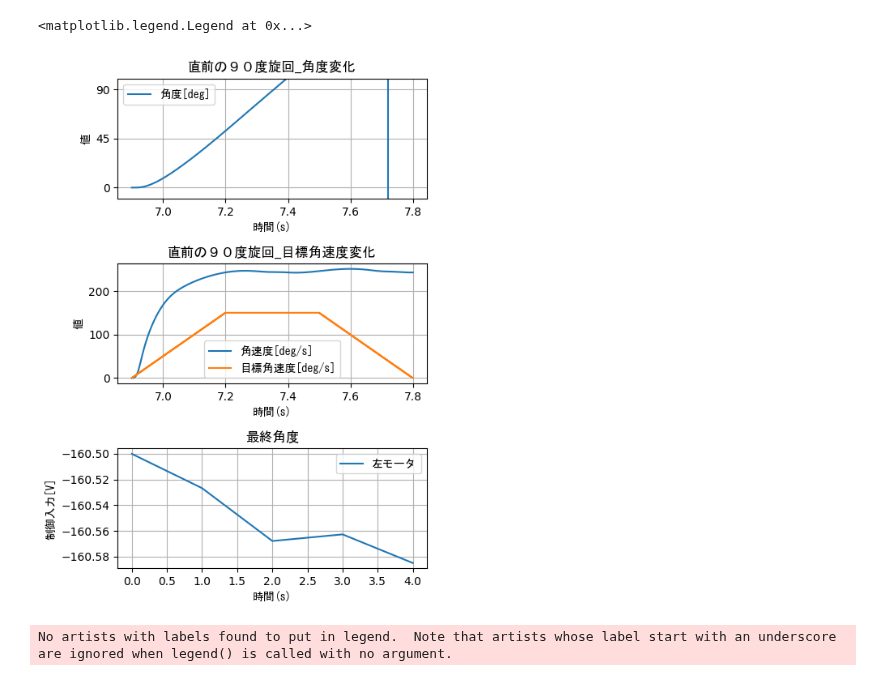
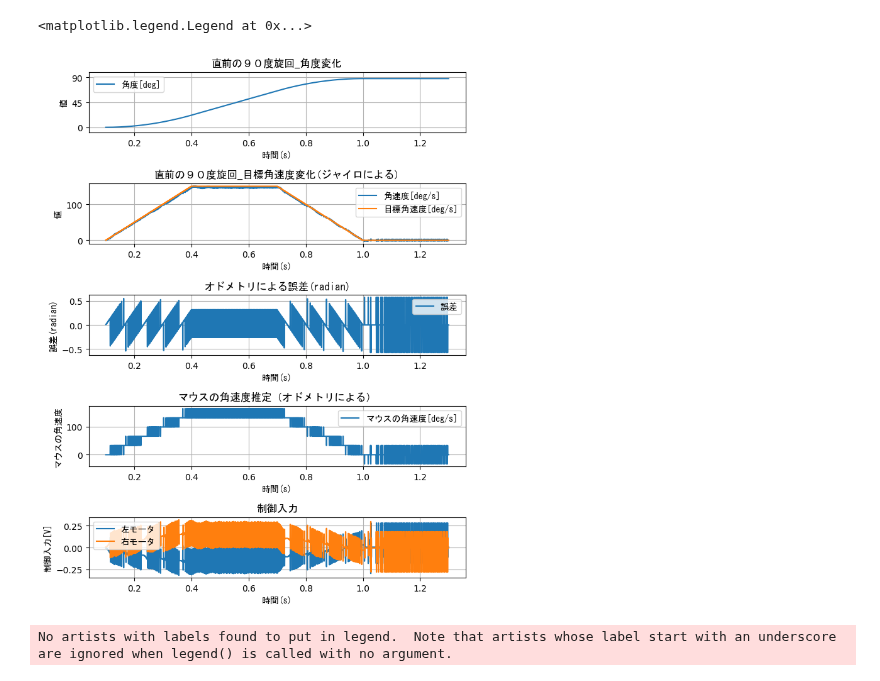
Before and after one commit to ShibuyaAtsushi/sibuya, a Jupyter notebook: gym/グラフ出す用に改造_テスト本番用整理した - コピー.ipynb, the cells around one changed output. Saved outputs shown, nothing was run; the diff lists cells and outputs as text; code cells hidden in the pictures.

```diff
--- a/gym/グラフ出す用に改造_テスト本番用整理した - コピー.ipynb
+++ b/gym/グラフ出す用に改造_テスト本番用整理した - コピー.ipynb
@@ -1183,6 +1202,7 @@ def reload_xy_by_odometly(pre_odm_right, pre_odm_left, mouse_angle_rad, mouse_xp
     return mouse_angle_rad, mouse_xpos, mouse_ypos
 # %%
 #Main Loop
+looping = 0
 with mujoco.viewer.launch_passive(model, data, key_callback=key_callback) as viewer: #キーイベントが発生すると、登録されたコールバック関数であるkey_callbackが自動的に呼び出され、キーコードやその他のイベント情報が引数keycodeとして渡されます。
   # 最初の準備 わずかに浮いているせいで最初だけ推測速度が大きくなるので，一度地面につかせる
   time.sleep(3) #3秒待ってからスタート ウインドウを出すために待ってもらう
@@ -1208,6 +1228,7 @@ with mujoco.viewer.launch_passive(model, data, key_callback=key_callback) as vie
       lf, ls, rs, rf = get_distance(model, data) #各センサ値を取得
       env.angsum_obs = 0
       env.model.opt.timestep = 0.0001
+      looping += 1
 
       model, data, mouse_xpos, mouse_ypos, mouse_rad_vel, mouse_angle_rad, pre_odm_right, pre_odm_left = REright_curve(model, data, mouse_xpos, mouse_ypos, mouse_vel, mouse_angle_rad, pre_odm_right, pre_odm_left, kp=0.57, ki=5,) #右にカーブ
       # model, data, mouse_xpos, mouse_ypos, mouse_vel, mouse_angle_rad, pre_odm_right, pre_odm_left = straight(model, data, mouse_xpos, mouse_ypos, mouse_vel, mouse_angle_rad, pre_odm_right, pre_odm_left, kp=16.9, ki=0,) #0.5マス前進
@@ -1229,6 +1250,16 @@ with mujoco.viewer.launch_passive(model, data, key_callback=key_callback) as vie
         action(model, data, left_mot, right_mot)
         mujoco.mj_step(model, data)
         viewer.sync()
+        # target_rad_vel_graph.append(target_rad_vel * 180/math.pi)
+        # left_mot_graph.append(left_mot)
+        # right_mot_graph.append(right_mot)
+        # zkakusokudo_rad = data.sensor('Gyro').data[2]
+        # zkakusokudo_ang = zkakusokudo_rad * 180 / math.pi
+        # kakusokudo_graph.append(zkakusokudo_ang)
+        # xyz = quaternion_to_euler_numpy(data.qpos[3:7])
+        # Z = xyz[2]
+        # kakudo_graph.append(Z)
+        # t_graph.append(data.time)
       env.reset_model()
       for seigyosyuuki2 in range(1000): #マウスを地面につけるために，100回シミュレーションを回す　空中でタイヤを回し始めないようにするため
         action(model, data, left_mot, right_mot)
@@ -1236,10 +1267,16 @@ with mujoco.viewer.launch_passive(model, data, key_callback=key_callback) as vie
       if keyboard.is_pressed('9'):#PI制御モード
         print("breakした")
         break
+      if looping >= 1:
+        break
       kakudo_graph = []
       t_graph = []
       kakusokudo_graph = []
       target_rad_vel_graph = []
+      left_mot_graph = []
+      right_mot_graph = []
+      err_rad_vel_graph = []
+      mouse_rad_vel_graph = []
       #Vizualize
       viz_now = data.time
       if viz_now-viz_past>0.01:
@@ -1273,45 +1294,84 @@ breakした
 # %%
-plt.figure(figsize=(5,7))
-plt.subplot(3, 1, 1)  # 2行1列のうちの1番目
+plt.figure(figsize=(7,9))
+plt.subplot(5, 1, 1)  # 2行1列のうちの1番目
 
 plt.title("直前の９０度旋回_角度変化", fontname="MS Gothic")
 plt.grid()
 plt.xlabel("時間(s)", fontname="MS Gothic")
 plt.ylabel("値", fontname="MS Gothic")
 # plt.xlim(4.0, 10.0)  # x軸の範囲を設定
 plt.ylim(-10, 100)
 plt.gca().yaxis.set_major_locator(MultipleLocator(45))
 plt.plot(t_graph, kakudo_graph, linestyle='solid', label="角度[deg]")
 plt.legend(prop={'family':'MS Gothic'})
 
-plt.subplot(3, 1, 2)  # 2行1列のうちの1番目
-plt.title("直前の９０度旋回_目標角速度変化", fontname="MS Gothic")
+plt.subplot(5, 1, 2)  # 2行1列のうちの1番目
+plt.title("直前の９０度旋回_目標角速度変化(ジャイロによる)", fontname="MS Gothic")
 plt.grid()
 plt.xlabel("時間(s)", fontname="MS Gothic")
 plt.ylabel("値", fontname="MS Gothic")
-# plt.xlim(4.0, 10.0)  # x軸の範囲を設定
 # plt.ylim(-10, 100)
 # plt.gca().yaxis.set_major_locator(MultipleLocator(45))
 plt.plot(t_graph, kakusokudo_graph, linestyle='solid',  label="角速度[deg/s]")
 plt.plot(t_graph, target_rad_vel_graph, linestyle='solid',  label="目標角速度[deg/s]")
 
 plt.legend(prop={'family':'MS Gothic'})
 
+# # 制御入力の変化をプロットするサブプロット
+# plt.subplot(4, 1, 3)  # 2行1列のうちの2番目
+# plt.title("最終角度", fontname="MS Gothic")
+# plt.grid()
+# plt.xlabel("時間(s)", fontname="MS Gothic")
+# plt.ylabel("最終角度[deg]", fontname="MS Gothic")
+# # plt.xlim(4.0, 10.0)  # x軸の範囲を設定
+# # plt.ylim(-3, 3)  # x軸の範囲を設定
+# # plt.ylim(85, 95)
+# plt.plot(final_kakudo_graph, linestyle='solid', label="最終角度")
+# plt.tight_layout()  # サブプロット間のスペースを調整
+# plt.legend(prop={'family':'MS Gothic'})
+
 # 制御入力の変化をプロットするサブプロット
-plt.subplot(3, 1, 3)  # 2行1列のうちの2番目
-plt.title("最終角度", fontname="MS Gothic")
+plt.subplot(5, 1, 3)  # 2行1列のうちの2番目
+plt.title("オドメトリによる誤差(radian)", fontname="MS Gothic")
+plt.grid()
+plt.xlabel("時間(s)", fontname="MS Gothic")
+plt.ylabel("誤差(radian)", fontname="MS Gothic")
+# plt.xlim(4.0, 10.0)  # x軸の範囲を設定
+# plt.ylim(-3, 3)  # x軸の範囲を設定
+# plt.ylim(85, 95)
+plt.plot(t_graph, err_rad_vel_graph, linestyle='solid', label="誤差")
+plt.tight_layout()  # サブプロット間のスペースを調整
+plt.legend(prop={'family':'MS Gothic'})
+
+# 制御入力の変化をプロットするサブプロット
+plt.subplot(5, 1, 4)  # 2行1列のうちの2番目
+plt.title("マウスの角速度推定（オドメトリによる）", fontname="MS Gothic")
+plt.grid()
+plt.xlabel("時間(s)", fontname="MS Gothic")
+plt.ylabel("マウスの角速度", fontname="MS Gothic")
+# plt.xlim(4.0, 10.0)  # x軸の範囲を設定
+# plt.ylim(-3, 3)  # x軸の範囲を設定
+# plt.ylim(85, 95)
+plt.plot(t_graph, mouse_rad_vel_graph, linestyle='solid', label="マウスの角速度[deg/s]")
+plt.tight_layout()  # サブプロット間のスペースを調整
+plt.legend(prop={'family':'MS Gothic'})
+
+# 制御入力の変化をプロットするサブプロット
+plt.subplot(5, 1, 5)  # 2行1列のうちの2番目
+plt.title("制御入力", fontname="MS Gothic")
 plt.grid()
 plt.xlabel("時間(s)", fontname="MS Gothic")
 plt.ylabel("制御入力[V]", fontname="MS Gothic")
 # plt.xlim(4.0, 10.0)  # x軸の範囲を設定
 # plt.ylim(-3, 3)  # x軸の範囲を設定
 # plt.ylim(85, 95)
-plt.plot(final_kakudo_graph, linestyle='solid', label="左モータ")
+plt.plot(t_graph, left_mot_graph, linestyle='solid', label="左モータ")
+plt.plot(t_graph, right_mot_graph, linestyle='solid', label="右モータ")
 plt.tight_layout()  # サブプロット間のスペースを調整
 plt.legend(prop={'family':'MS Gothic'})
 # %% [output]
 <matplotlib.legend.Legend at 0x...>
-[figure, old version]
+[figure, new version]
 # %%
 plt.figure(figsize=(4, 4))  # グラフのサイズを設定
 plt.title("９０度旋回動作後の角度[従来手法]", fontname="MS Gothic")
```
Also changed, not shown: parts of 3 cells of this notebook, 3 other files.
